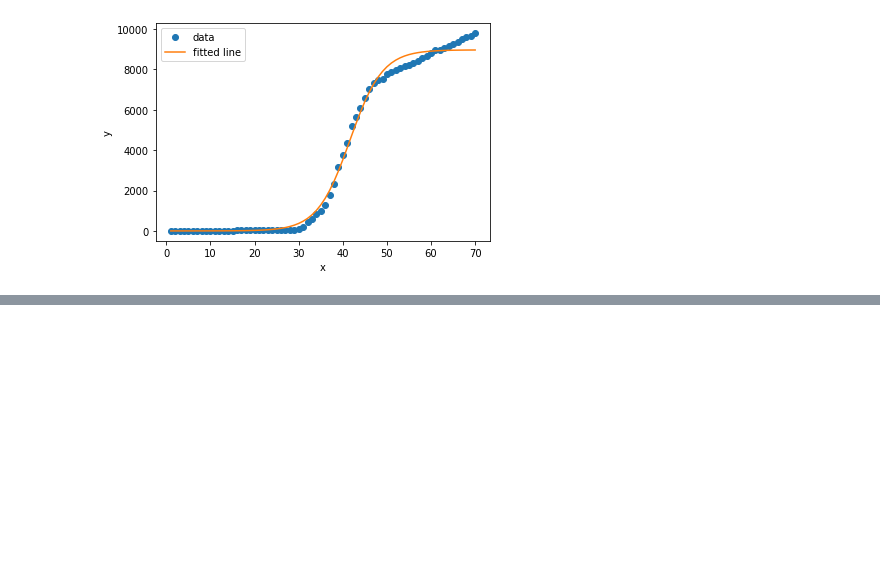
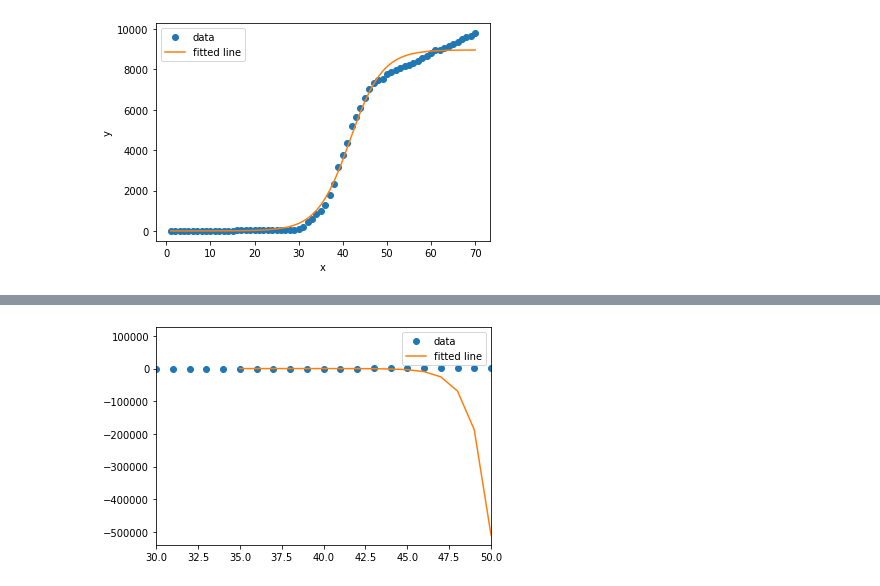
Before and after one commit to bjmin/bmin_comphys, a Jupyter notebook: cp04/comphys04-2.ipynb, the cells around one changed output, grey strips where cells are left out. Saved outputs shown, nothing was run; the diff lists cells and outputs as text; code cells hidden in the pictures; blank space fills up the shorter version.

```diff
--- a/cp04/comphys04-2.ipynb
+++ b/cp04/comphys04-2.ipynb
@@ -158,0 +178,17 @@ plt.legend();
+# %%
+# 35-50 사이를 exp함수로 fitting해보자.
+xdata = days[34:50]
+ydata = nspain[34:50]
+
+def func3(x,a,b):
+    return np.exp(a*x)*b
+
+popt3, pcov3 = scipy.optimize.curve_fit(func3,xdata,ydata)
+# %%
+plt.xlim(30,50)
+plt.yscale('linear')
+plt.plot(days,nspain,'o',label='data')
+plt.plot(xdata,func3(xdata,*popt3),label='fitted line')
+plt.legend();
+# %% [output]
+[figure, added]
```
Also changed, not shown: parts of 10 cells of this notebook.
